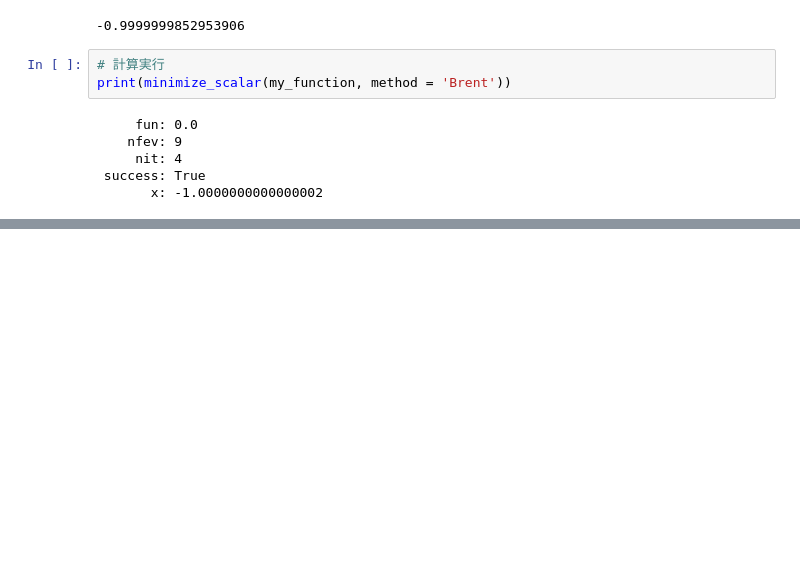
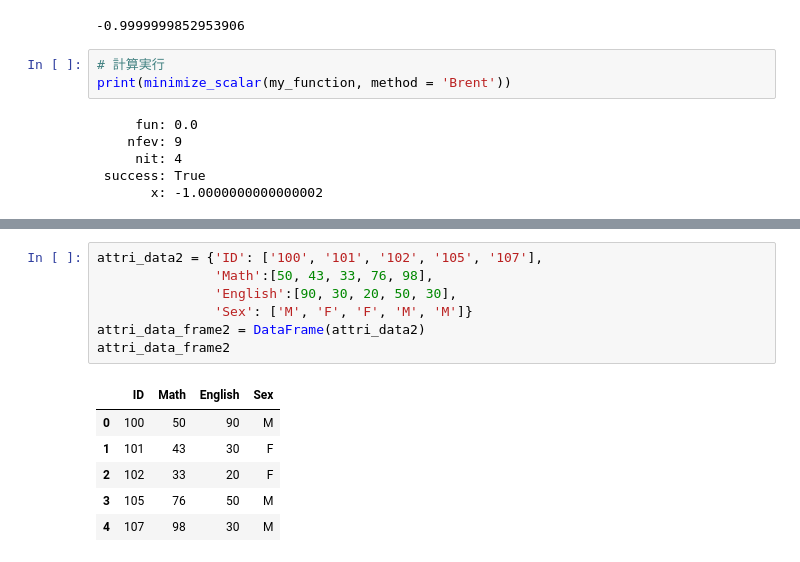
Before and after one commit to HidehikoMURAO/Data-Scientist-Training-Course, a Jupyter notebook: Chapter 2.ipynb, the cells around one changed output, grey strips where cells are left out. Drawn from its saved outputs; the diff is of its cells as text; blank space fills up the shorter version.

```diff
--- a/Chapter 2.ipynb
+++ b/Chapter 2.ipynb
@@ -258,0 +400,14 @@ print(minimize_scalar(my_function, method = 'Brent'))
+# %%
+attri_data2 = {'ID': ['100', '101', '102', '105', '107'],
+               'Math':[50, 43, 33, 76, 98],
+               'English':[90, 30, 20, 50, 30],
+               'Sex': ['M', 'F', 'F', 'M', 'M']}
+attri_data_frame2 = DataFrame(attri_data2)
+attri_data_frame2
+# %% [output]
+|  | ID | Math | English | Sex |
+| 0 | 100 | 50 | 90 | M |
+| 1 | 101 | 43 | 30 | F |
+| 2 | 102 | 33 | 20 | F |
+| 3 | 105 | 76 | 50 | M |
+| 4 | 107 | 98 | 30 | M |
```
Also changed, not shown: parts of 28 cells of this notebook.
